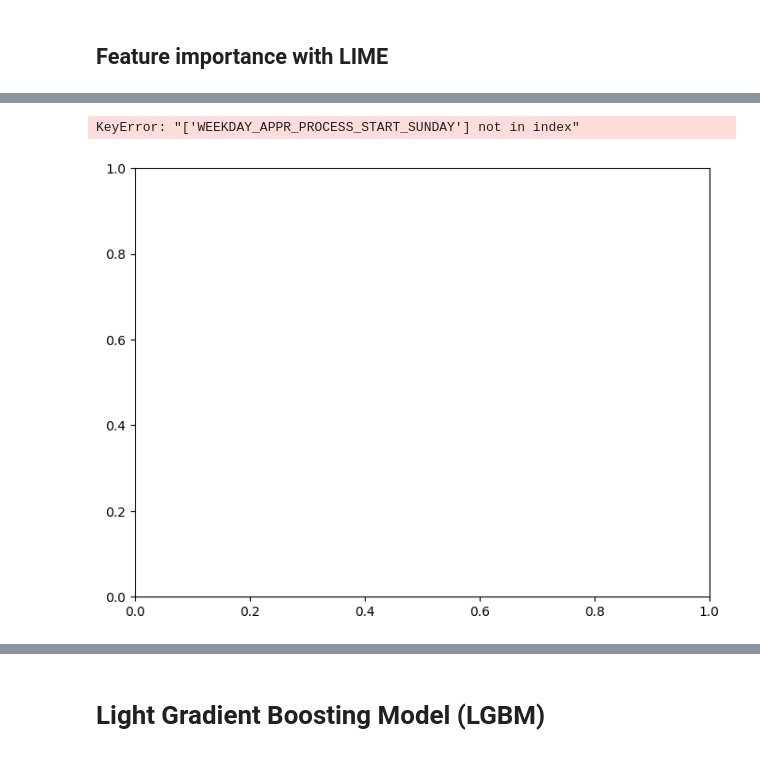
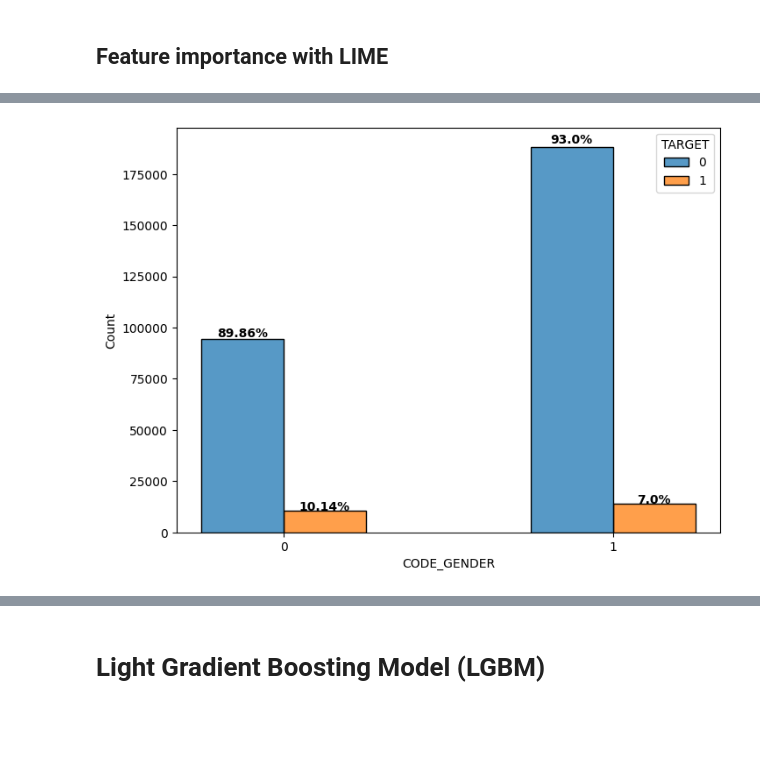
Before and after one commit to JulienCla/OC_Projet_7, a Jupyter notebook: Test_different_modeles.ipynb, the cells around one changed output, grey strips where cells are left out. Drawn from its saved outputs; the diff is of its cells as text; code cells hidden in the pictures; blank space fills up the shorter version.

```diff
--- a/Test_different_modeles.ipynb
+++ b/Test_different_modeles.ipynb
@@ -424,29 +426,28 @@ True :      accordé
 # %%
 fig, ax = plt.subplots(figsize=(8, 6))
 
-data = train_df[['WEEKDAY_APPR_PROCESS_START_SUNDAY', 'TARGET']]
-sns.histplot(data=data, ax=ax, x='WEEKDAY_APPR_PROCESS_START_SUNDAY', hue='TARGET', multiple='dodge', discrete=True, shrink=0.5)
+data = train_df[['CODE_GENDER', 'TARGET']]
+sns.histplot(data=data, ax=ax, x='CODE_GENDER', hue='TARGET', multiple='dodge', discrete=True, shrink=0.5)
 ax.set_xticks([0, 1])
 
 a = [p.get_height() for p in ax.patches]
 pourcentage = [a[0]/(a[0] + a[2]), a[1]/(a[1] + a[3]), a[2]/(a[0] + a[2]), a[3]/(a[1] + a[3])]
 pourcentage = [np.round(100*i, 2) for i in pourcentage]
 
 for i, p in enumerate(ax.patches):
     width = p.get_width()
     height = p.get_height()
     x, y = p.get_xy()
 
     plt.text(x+width/2,
              y+height*1.01,
              str(pourcentage[i])+'%',
              ha='center',
              weight='bold')
 
 # pouvoir choisir quelle variable plot, et sur quel jeu de donnée (tout ou un cluster lié au client)
 # %% [output]
-KeyError: "['WEEKDAY_APPR_PROCESS_START_SUNDAY'] not in index"
-[figure, old version]
+[figure, new version]
 # %%
 fig, ax = plt.subplots(figsize=(8, 6))
 
```
Also changed, not shown: parts of 24 cells of this notebook, 5 other files.
